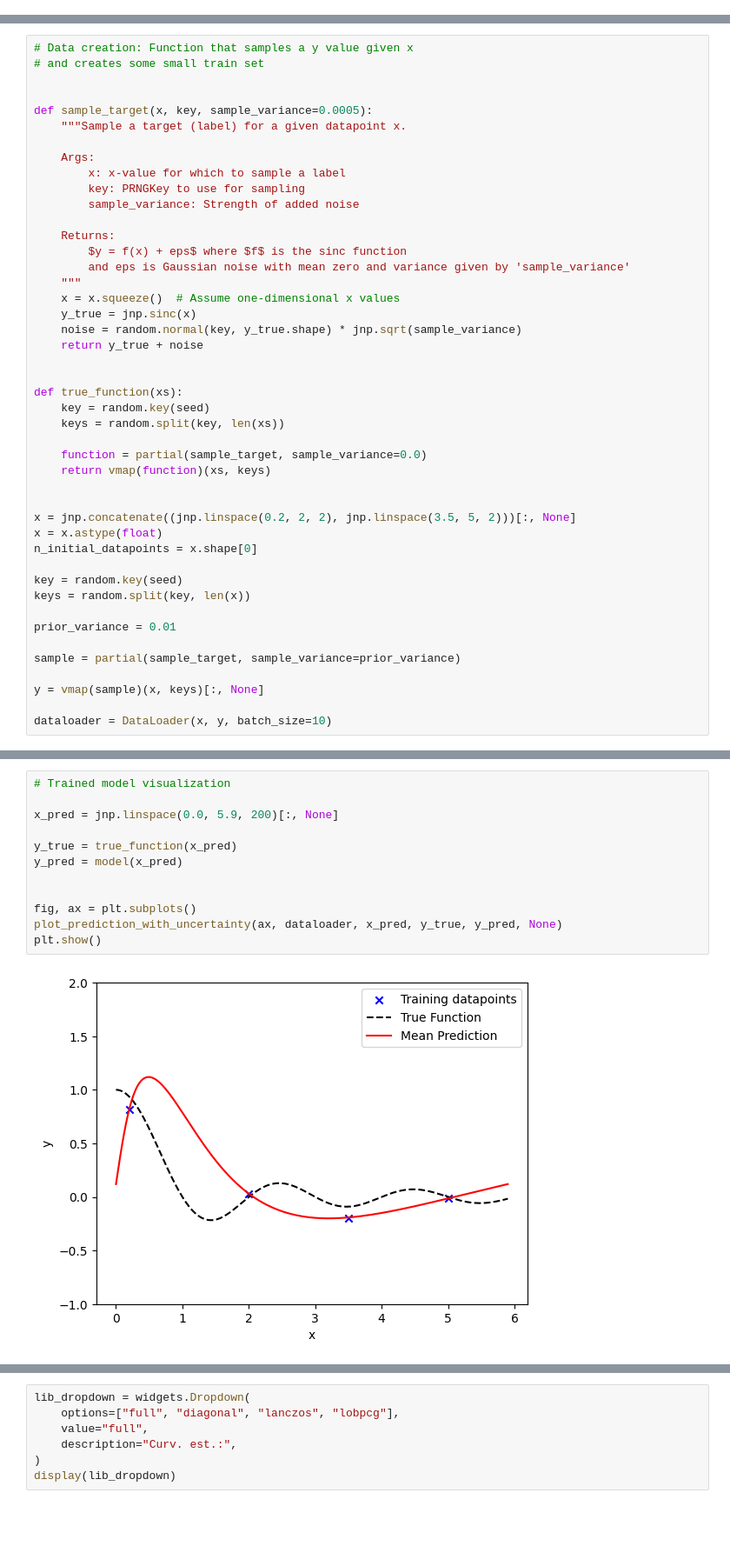
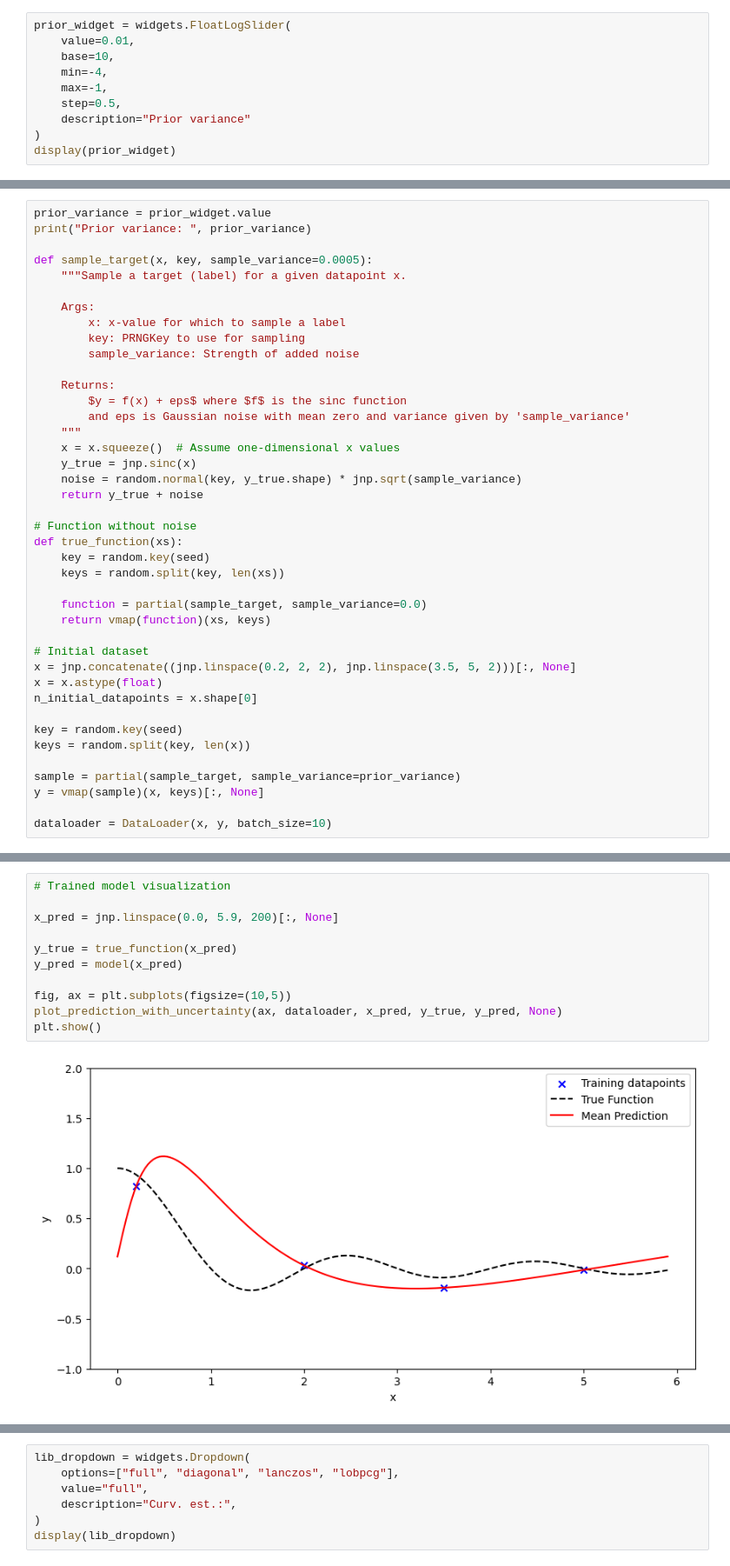
Before and after one commit to laplax-org/laplax, a Jupyter notebook: examples/0003_laplax_for_active_learning.ipynb, the cells around one changed output, grey strips where cells are left out. Shown at 87% size. Drawn from its saved outputs; the diff is of its cells as text; blank space fills up the shorter version.

```diff
--- a/examples/0003_laplax_for_active_learning.ipynb
+++ b/examples/0003_laplax_for_active_learning.ipynb
@@ -31,0 +52,10 @@ seed = 2392385
+# %%
+prior_widget = widgets.FloatLogSlider(
+    value=0.01,
+    base=10,
+    min=-4,
+    max=-1,
+    step=0.5,
+    description="Prior variance"
+)
+display(prior_widget)
@@ -32,7 +64,6 @@ seed = 2392385
 # %%
-# Data creation: Function that samples a y value given x
-# and creates some small train set
-
+prior_variance = prior_widget.value
+print("Prior variance: ", prior_variance)
 
 def sample_target(x, key, sample_variance=0.0005):
     """Sample a target (label) for a given datapoint x.
@@ -51,7 +82,7 @@ def sample_target(x, key, sample_variance=0.0005):
     noise = random.normal(key, y_true.shape) * jnp.sqrt(sample_variance)
     return y_true + noise
 
-
+# Function without noise
 def true_function(xs):
     key = random.key(seed)
     keys = random.split(key, len(xs))
@@ -59,7 +90,7 @@ def true_function(xs):
     function = partial(sample_target, sample_variance=0.0)
     return vmap(function)(xs, keys)
 
-
+# Initial dataset
 x = jnp.concatenate((jnp.linspace(0.2, 2, 2), jnp.linspace(3.5, 5, 2)))[:, None]
 x = x.astype(float)
 n_initial_datapoints = x.shape[0]
@@ -67,10 +98,7 @@ n_initial_datapoints = x.shape[0]
 key = random.key(seed)
 keys = random.split(key, len(x))
 
-prior_variance = 0.01
-
 sample = partial(sample_target, sample_variance=prior_variance)
-
 y = vmap(sample)(x, keys)[:, None]
 
 dataloader = DataLoader(x, y, batch_size=10)
@@ -142,14 +180,13 @@ Final loss: 0.0000
 # %%
 # Trained model visualization
 
 x_pred = jnp.linspace(0.0, 5.9, 200)[:, None]
 
 y_true = true_function(x_pred)
 y_pred = model(x_pred)
 
-
-fig, ax = plt.subplots()
+fig, ax = plt.subplots(figsize=(10,5))
 plot_prediction_with_uncertainty(ax, dataloader, x_pred, y_true, y_pred, None)
 plt.show()
 # %% [output]
-[figure, old version]
+[figure, new version]
```
Also changed, not shown: parts of 26 cells of this notebook, 1 other file.
